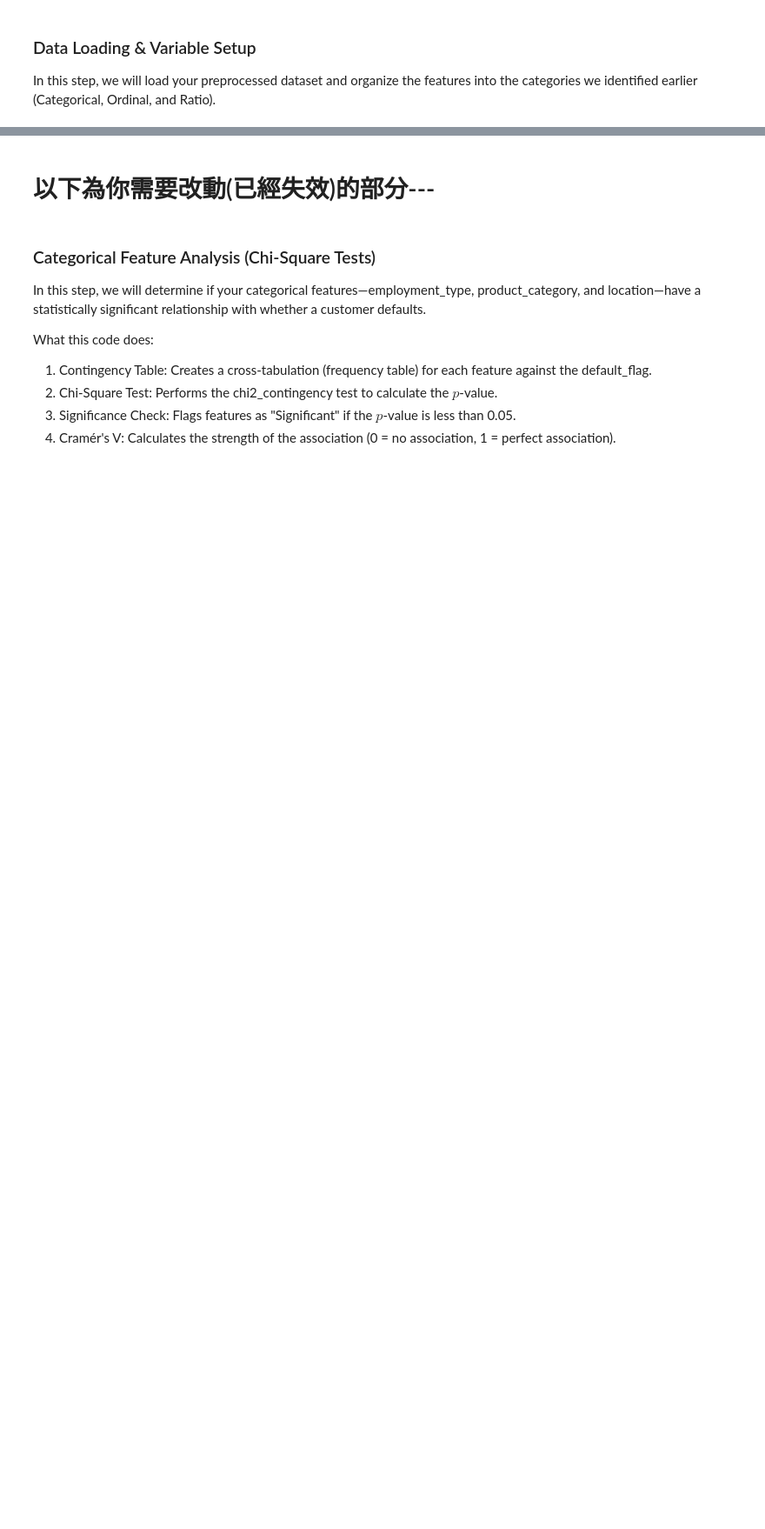
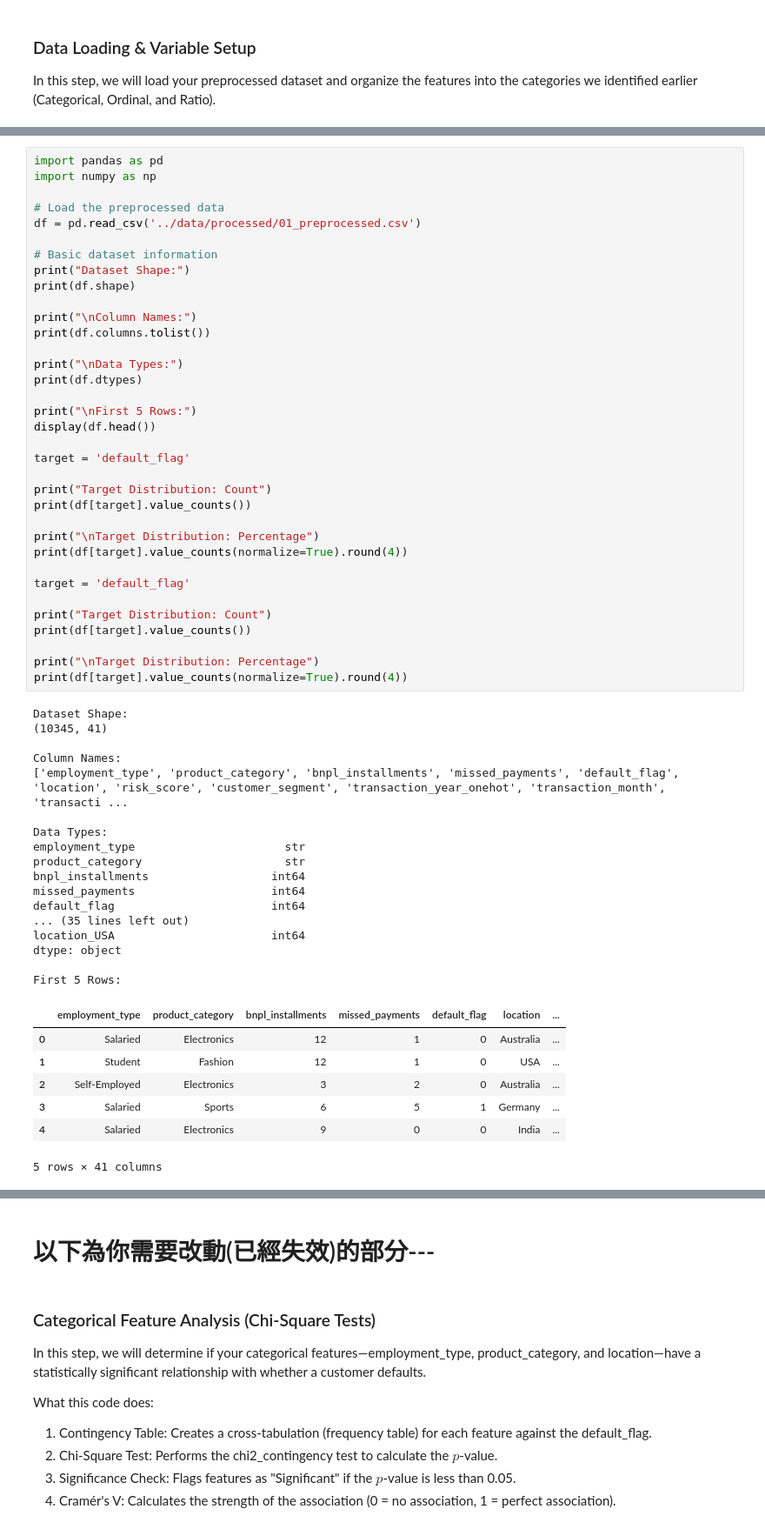
Before and after one commit to BobbleUnderBox/DataMiningG1FinalProject, a Jupyter notebook: notebooks/03_statistical_methods.ipynb, the cells around one changed output, grey strips where cells are left out. Shown at 87% size. Saved outputs shown, nothing was run; the diff lists cells and outputs as text; blank space fills up the shorter version.

```diff
--- a/notebooks/03_statistical_methods.ipynb
+++ b/notebooks/03_statistical_methods.ipynb
@@ -54,0 +170,60 @@ print(df[preprocessed_data_types['target']+preprocessed_data_types['Chi-Square']
+# %%
+import pandas as pd
+import numpy as np
+
+# Load the preprocessed data
+df = pd.read_csv('../data/processed/01_preprocessed.csv')
+
+# Basic dataset information
+print("Dataset Shape:")
+print(df.shape)
+
+print("\nColumn Names:")
+print(df.columns.tolist())
+
+print("\nData Types:")
+print(df.dtypes)
+
+print("\nFirst 5 Rows:")
+display(df.head())
+
+target = 'default_flag'
+
+print("Target Distribution: Count")
+print(df[target].value_counts())
+
+print("\nTarget Distribution: Percentage")
+print(df[target].value_counts(normalize=True).round(4))
+
+target = 'default_flag'
+
+print("Target Distribution: Count")
+print(df[target].value_counts())
+
+print("\nTarget Distribution: Percentage")
+print(df[target].value_counts(normalize=True).round(4))
+# %% [output]
+Dataset Shape:
+(10345, 41)
+
+Column Names:
+['employment_type', 'product_category', 'bnpl_installments', 'missed_payments', 'default_flag', 'location', 'risk_score', 'customer_segment', 'transaction_year_onehot', 'transaction_month', 'transacti ...
+
+Data Types:
+employment_type                      str
+product_category                     str
+bnpl_installments                  int64
+missed_payments                    int64
+default_flag                       int64
+... (35 lines left out)
+location_USA                       int64
+dtype: object
+
+First 5 Rows:
+|  | employment_type | product_category | bnpl_installments | missed_payments | default_flag | location | ... |
+| 0 | Salaried | Electronics | 12 | 1 | 0 | Australia | ... |
+| 1 | Student | Fashion | 12 | 1 | 0 | USA | ... |
+| 2 | Self-Employed | Electronics | 3 | 2 | 0 | Australia | ... |
+| 3 | Salaried | Sports | 6 | 5 | 1 | Germany | ... |
+| 4 | Salaried | Electronics | 9 | 0 | 0 | India | ... |
+5 rows × 41 columns
```
Also changed, not shown: parts of 6 cells of this notebook.
